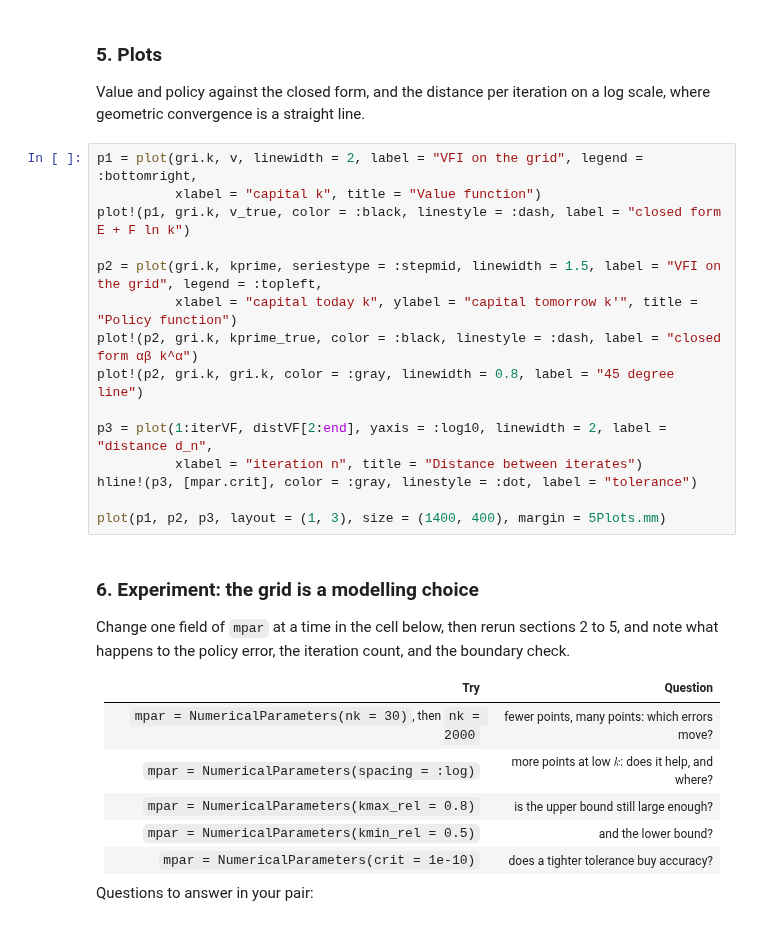
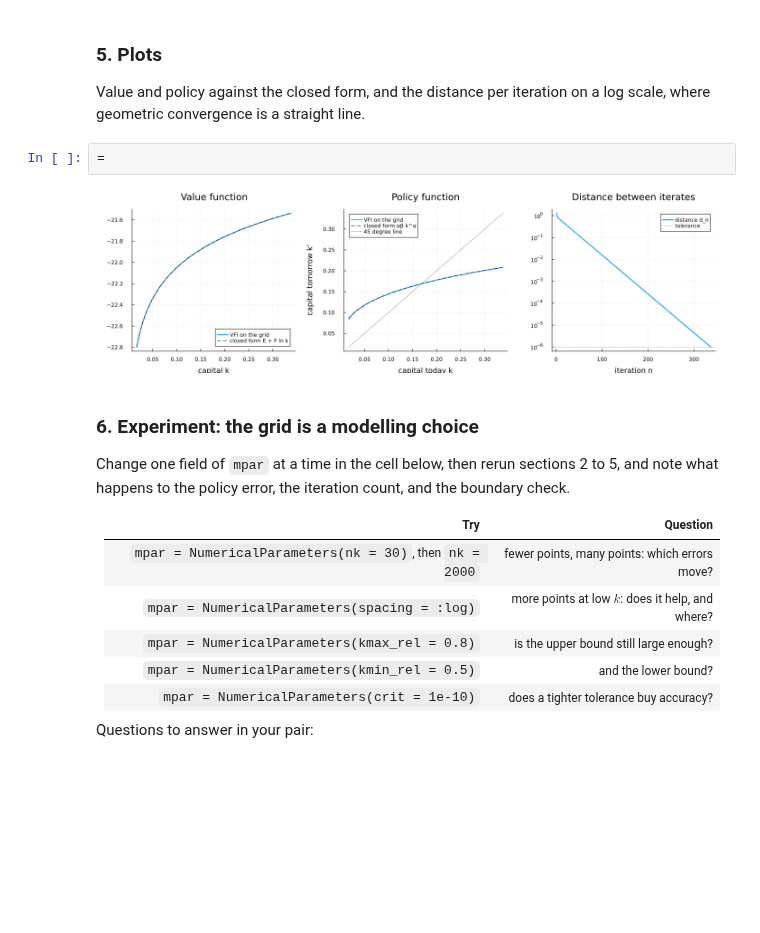
Before and after one commit to Manucher-Karimi/Manucher-Karimi-Computational_Macro-2026, a Jupyter notebook: Julia/Week_2/vfi_on_grid_solution.ipynb, the cells around one changed output. Drawn from its saved outputs; the diff is of its cells as text; blank space fills up the shorter version.

```diff
--- a/Julia/Week_2/vfi_on_grid_solution.ipynb
+++ b/Julia/Week_2/vfi_on_grid_solution.ipynb
@@ -260,21 +298,10 @@ write. Print it in every value function iteration you code.
 
 Value and policy against the closed form, and the distance per iteration on a
 log scale, where geometric convergence is a straight line.
-# %%
-p1 = plot(gri.k, v, linewidth = 2, label = "VFI on the grid", legend = :bottomright,
-          xlabel = "capital k", title = "Value function")
-plot!(p1, gri.k, v_true, color = :black, linestyle = :dash, label = "closed form E + F ln k")
-
-p2 = plot(gri.k, kprime, seriestype = :stepmid, linewidth = 1.5, label = "VFI on the grid", legend = :topleft,
-          xlabel = "capital today k", ylabel = "capital tomorrow k'", title = "Policy function")
-plot!(p2, gri.k, kprime_true, color = :black, linestyle = :dash, label = "closed form αβ k^α")
-plot!(p2, gri.k, gri.k, color = :gray, linewidth = 0.8, label = "45 degree line")
-
-p3 = plot(1:iterVF, distVF[2:end], yaxis = :log10, linewidth = 2, label = "distance d_n",
-          xlabel = "iteration n", title = "Distance between iterates")
-hline!(p3, [mpar.crit], color = :gray, linestyle = :dot, label = "tolerance")
-
-plot(p1, p2, p3, layout = (1, 3), size = (1400, 400), margin = 5Plots.mm)
+# %%
+=
+# %% [output]
+[figure, added]
 # %% [markdown]
 ### 6. Experiment: the grid is a modelling choice
 
```
Also changed, not shown: parts of 16 cells of this notebook, 3 other files.
